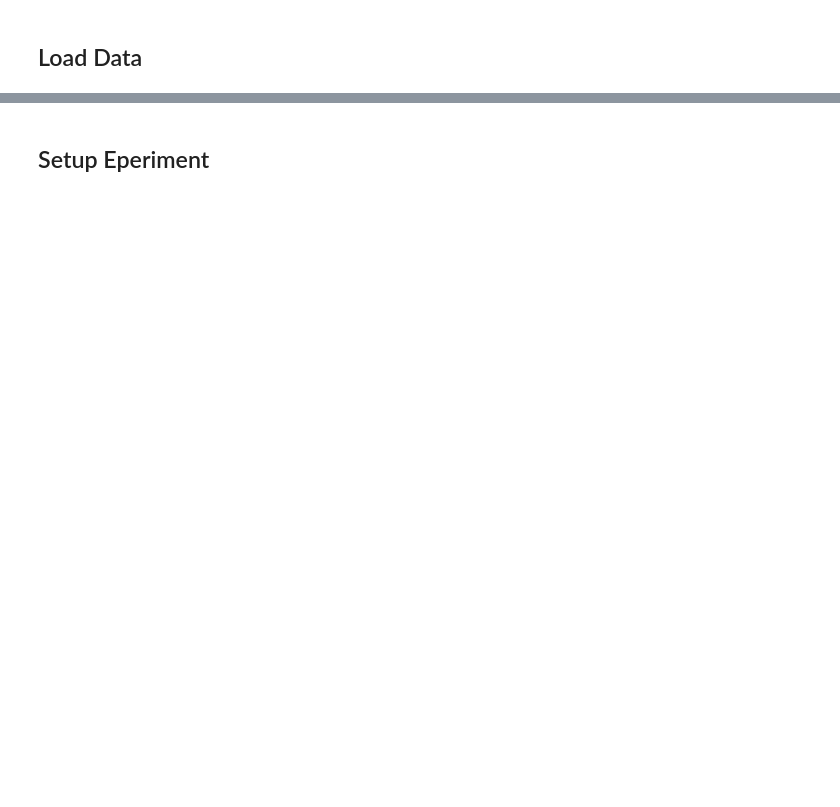
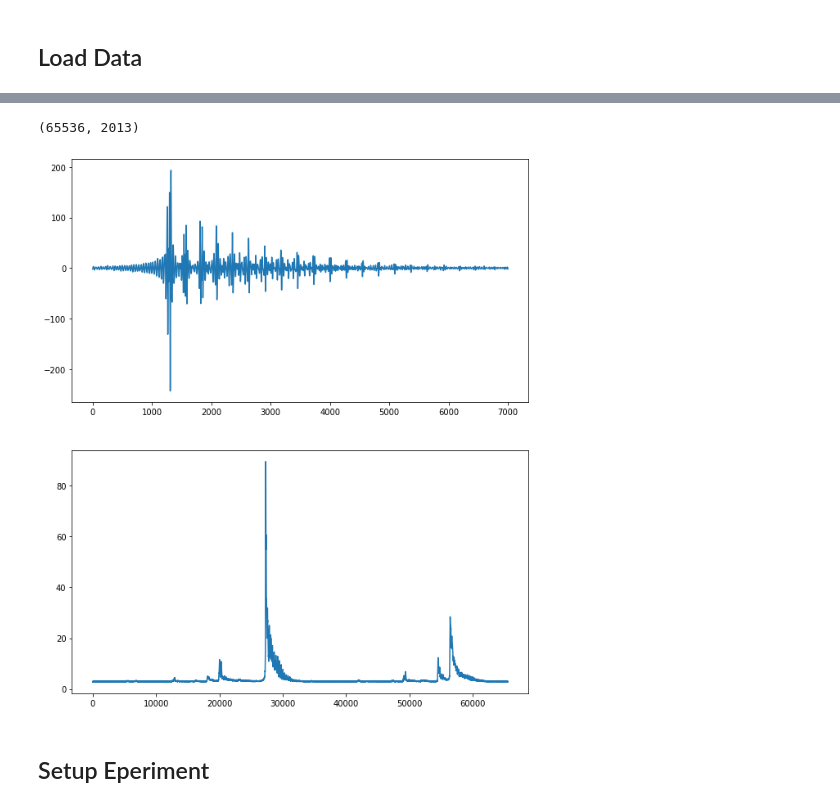
Before and after one commit to EdgarDorausch/HybridEcho-ImageReconstruction, a Jupyter notebook: toastgitter_data_presentation.ipynb, the cells around one changed output, grey strips where cells are left out. Drawn from its saved outputs; the diff is of its cells as text; code cells hidden in the pictures; blank space fills up the shorter version.

```diff
--- a/toastgitter_data_presentation.ipynb
+++ b/toastgitter_data_presentation.ipynb
@@ -27,10 +31,16 @@ print(data.shape)
+# %%
+data.shape
+# %% [output]
+(65536, 2013)
 # %%
 # Plot Data
 
 fig, (ax1, ax2) = plt.subplots(2, figsize=(10,12))
-ax1.plot(np.mean(data, axis=1))
+ax1.plot(data[26000:33000,0])
 ax2.plot(np.std(data, axis=1))
 plt.show()
+# %% [output]
+[figure, added]
 # %% [markdown]
 ## Setup Eperiment
 # %%
```
Also changed, not shown: parts of 22 cells of this notebook, 1 other file.
